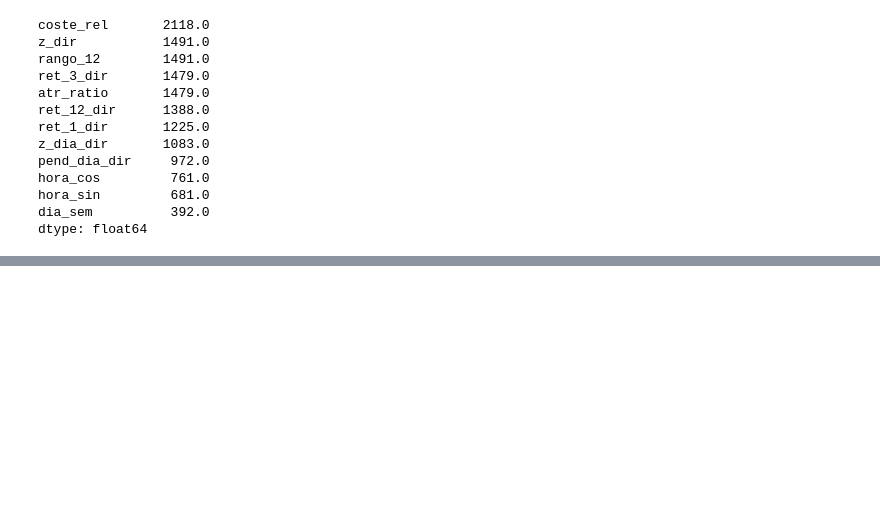
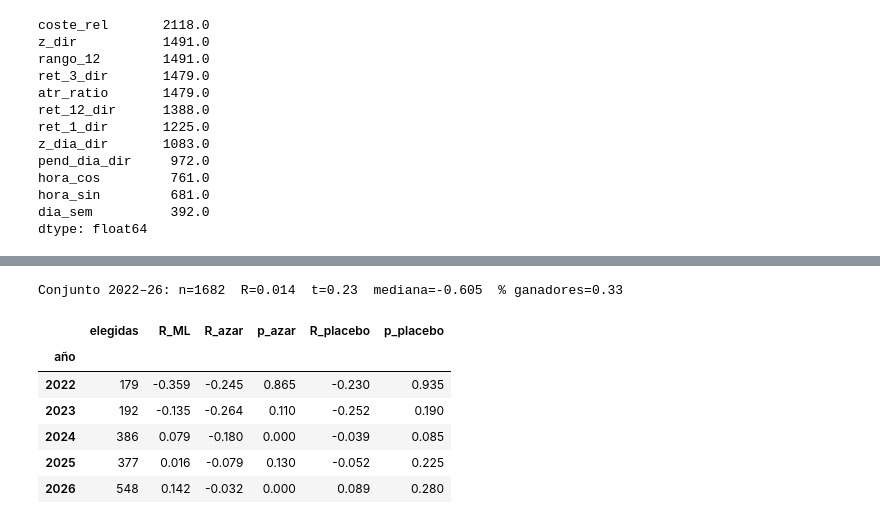
Before and after one commit to K4iserDev/Quant, a Jupyter notebook: notebooks/06_ML.ipynb, the cells around one changed output, grey strips where cells are left out. Cells and saved outputs as stored; diff of their text form; code cells hidden in the pictures; blank space fills up the shorter version.

```diff
--- a/notebooks/06_ML.ipynb
+++ b/notebooks/06_ML.ipynb
@@ -170,0 +210,11 @@ dtype: float64
+# %%
+from src.features import crear_dataset_libre
+import time
+
+t0 = time.time()
+ds_libre = crear_dataset_libre(df, feats)
+print(f"{len(ds_libre)} filas en {time.time() - t0:.0f} s")
+ds_libre.to_parquet(ROOT / "data" / "processed" / "ds_libre.parquet")     # guardar: no recalcular
+
+ds_libre["año"] = ds_libre["datetime"].dt.year
+ds_libre.groupby("año")[["R_buy", "R_sell"]].mean().round(3)
@@ -170,0 +232,57 @@ dtype: float64
+# %%
+FEAT_L = ["z", "z_dia", "pend_dia", "atr_ratio", "ret_1", "ret_3", "ret_12",
+          "rango_12", "coste_rel", "hora_sin", "hora_cos", "dia_sem"]
+
+filas, elegidos_todos = [], []
+for año in range(2022, 2027):
+    inicio = pd.Timestamp(f"{año}-01-01")
+    train = ds_libre[ds_libre["datetime"] < inicio - pd.Timedelta(days=2)]
+    test = ds_libre[ds_libre["año"] == año].copy()
+    ultimo = train[train["año"] == año - 1]
+
+    m_buy = nuevo_regresor().fit(train[FEAT_L], train["R_buy"])
+    m_sell = nuevo_regresor().fit(train[FEAT_L], train["R_sell"])
+
+    # Umbral: top 1 % de la mejor predicción del último año de entrenamiento
+    mejor_ult = np.maximum(m_buy.predict(ultimo[FEAT_L]), m_sell.predict(ultimo[FEAT_L]))
+    umbral = np.quantile(mejor_ult, 0.99)
+
+    pb, ps = m_buy.predict(test[FEAT_L]), m_sell.predict(test[FEAT_L])
+    test["dir"] = np.where(pb >= ps, 1, -1)
+    test["pred"] = np.maximum(pb, ps)
+    test["R"] = np.where(test["dir"] == 1, test["R_buy"], test["R_sell"])
+    el = test[test["pred"] > umbral]
+    elegidos_todos.append(el)
+
+    rng = np.random.default_rng(0)
+    # (a) azar total: velas y direcciones al azar
+    azar = []
+    for _ in range(200):
+        s = test.sample(len(el), random_state=int(rng.integers(1e9)))
+        d = rng.choice([1, -1], len(s))
+        azar.append(np.where(d == 1, s["R_buy"], s["R_sell"]).mean())
+    # (b) placebo: mismas velas, dirección al azar
+    plac = []
+    for _ in range(200):
+        d = rng.choice([1, -1], len(el))
+        plac.append(np.where(d == 1, el["R_buy"], el["R_sell"]).mean())
+
+    filas.append({"año": año, "elegidas": len(el), "R_ML": el["R"].mean(),
+                  "R_azar": np.mean(azar), "p_azar": (np.array(azar) >= el["R"].mean()).mean(),
+                  "R_placebo": np.mean(plac), "p_placebo": (np.array(plac) >= el["R"].mean()).mean()})
+
+res_libre = pd.DataFrame(filas).set_index("año")
+el_all = pd.concat(elegidos_todos)
+r = el_all["R"]
+print(f"Conjunto 2022–26: n={len(r)}  R={r.mean():.3f}  t={r.mean() / r.std() * np.sqrt(len(r)):.2f}  "
+      f"mediana={r.median():.3f}  % ganadores={(r > 0).mean():.2f}")
+res_libre.round(3)
+# %% [output]
+Conjunto 2022–26: n=1682  R=0.014  t=0.23  mediana=-0.605  % ganadores=0.33
+|  | elegidas | R_ML | R_azar | p_azar | R_placebo | p_placebo |
+| año |  |  |  |  |  |  |
+| 2022 | 179 | -0.359 | -0.245 | 0.865 | -0.230 | 0.935 |
+| 2023 | 192 | -0.135 | -0.264 | 0.110 | -0.252 | 0.190 |
+| 2024 | 386 | 0.079 | -0.180 | 0.000 | -0.039 | 0.085 |
+| 2025 | 377 | 0.016 | -0.079 | 0.130 | -0.052 | 0.225 |
+| 2026 | 548 | 0.142 | -0.032 | 0.000 | 0.089 | 0.280 |
```
Also changed, not shown: parts of 5 cells of this notebook, 11 other files.
